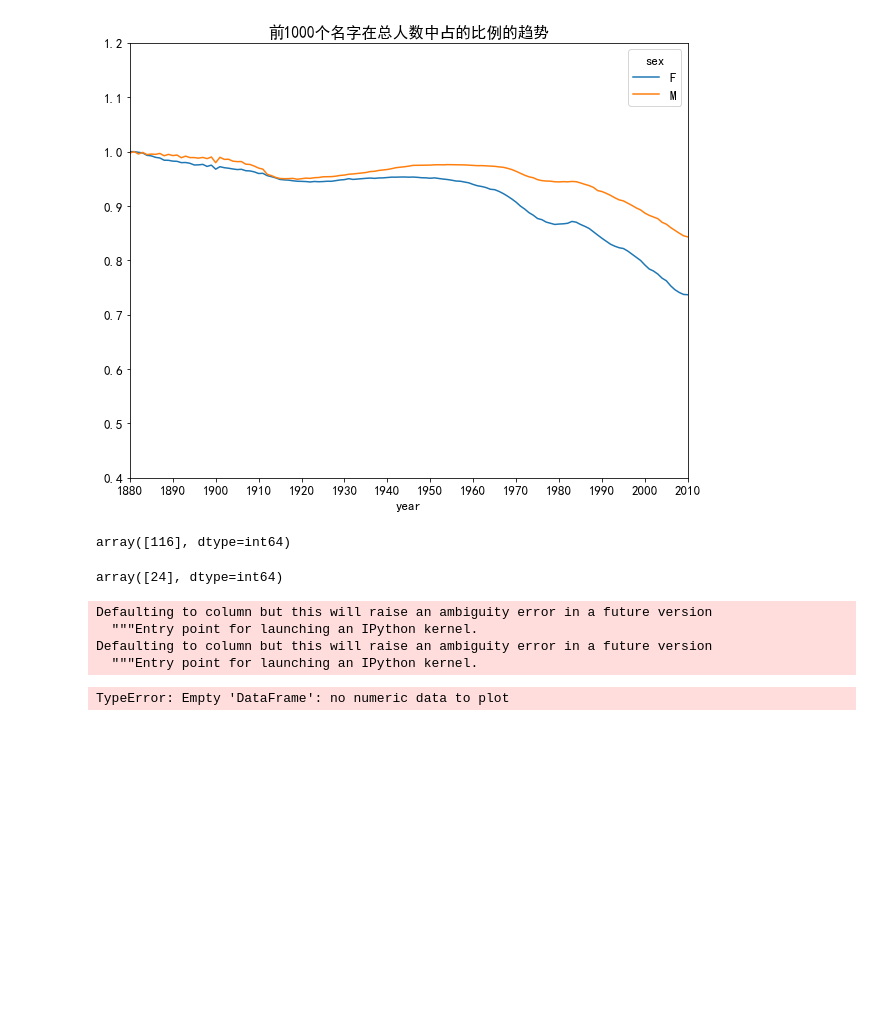
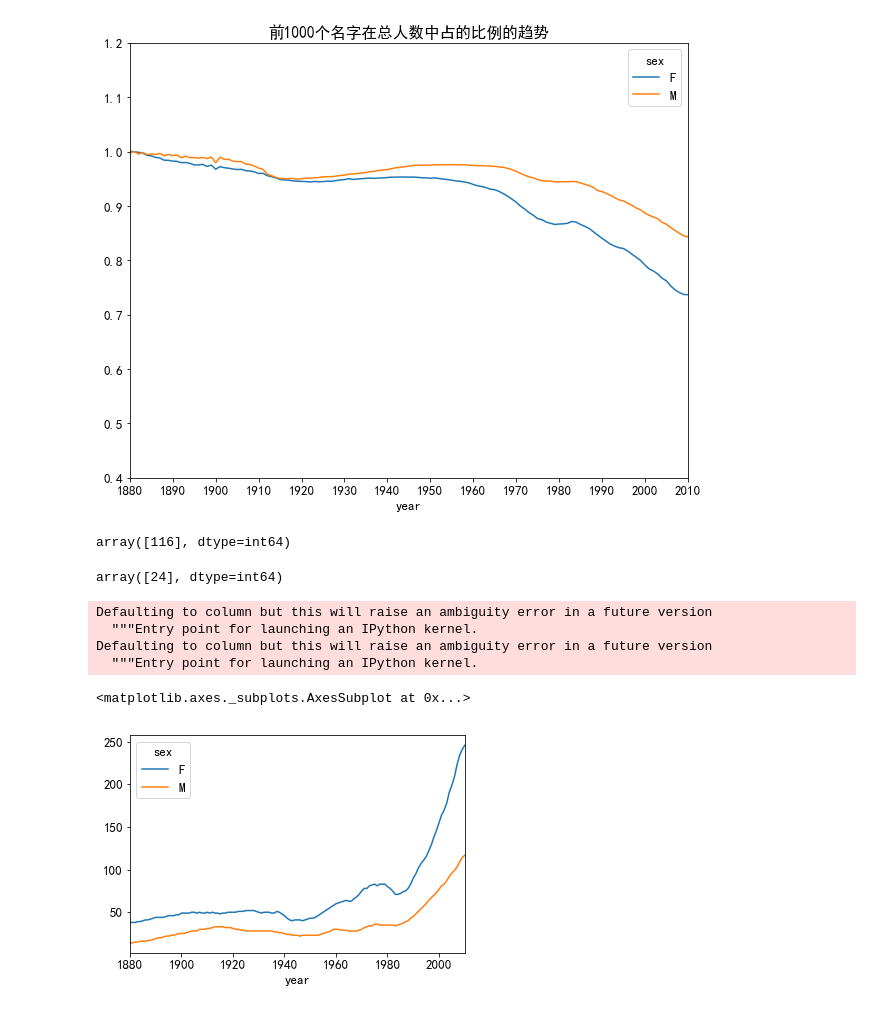
Before and after one commit to WarmingWang/reptiles_gh, a Jupyter notebook: Machine Learning/python for DA/ch02.ipynb, the cells around one changed output. Cells and saved outputs as stored; diff of their text form; code cells hidden in the pictures; blank space fills up the shorter version.

```diff
--- a/Machine Learning/python for DA/ch02.ipynb
+++ b/Machine Learning/python for DA/ch02.ipynb
@@ -103,14 +103,16 @@ array([24], dtype=int64)
 # %%
 def get_quantile_count(group,q=0.5):
     group=group.sort_values(by='prop',ascending=False)
-    return group.prop.cumsum().searchsorted(q)+1
+    return group.prop.cumsum().searchsorted(q)[0]+1
 # %%
 diversity=top1000.groupby(['year','sex']).apply(get_quantile_count)
 diversity=diversity.unstack('sex')
-diversity.plot(title='前1000中，前50%人数的名字数量')
+# diversity.plot(title='前1000中，前50%人数的名字数量')
+diversity.plot()
 # %% [output]
 Defaulting to column but this will raise an ambiguity error in a future version
   """Entry point for launching an IPython kernel.
 Defaulting to column but this will raise an ambiguity error in a future version
   """Entry point for launching an IPython kernel.
-TypeError: Empty 'DataFrame': no numeric data to plot
+<matplotlib.axes._subplots.AxesSubplot at 0x...>
+[figure, added]
```
